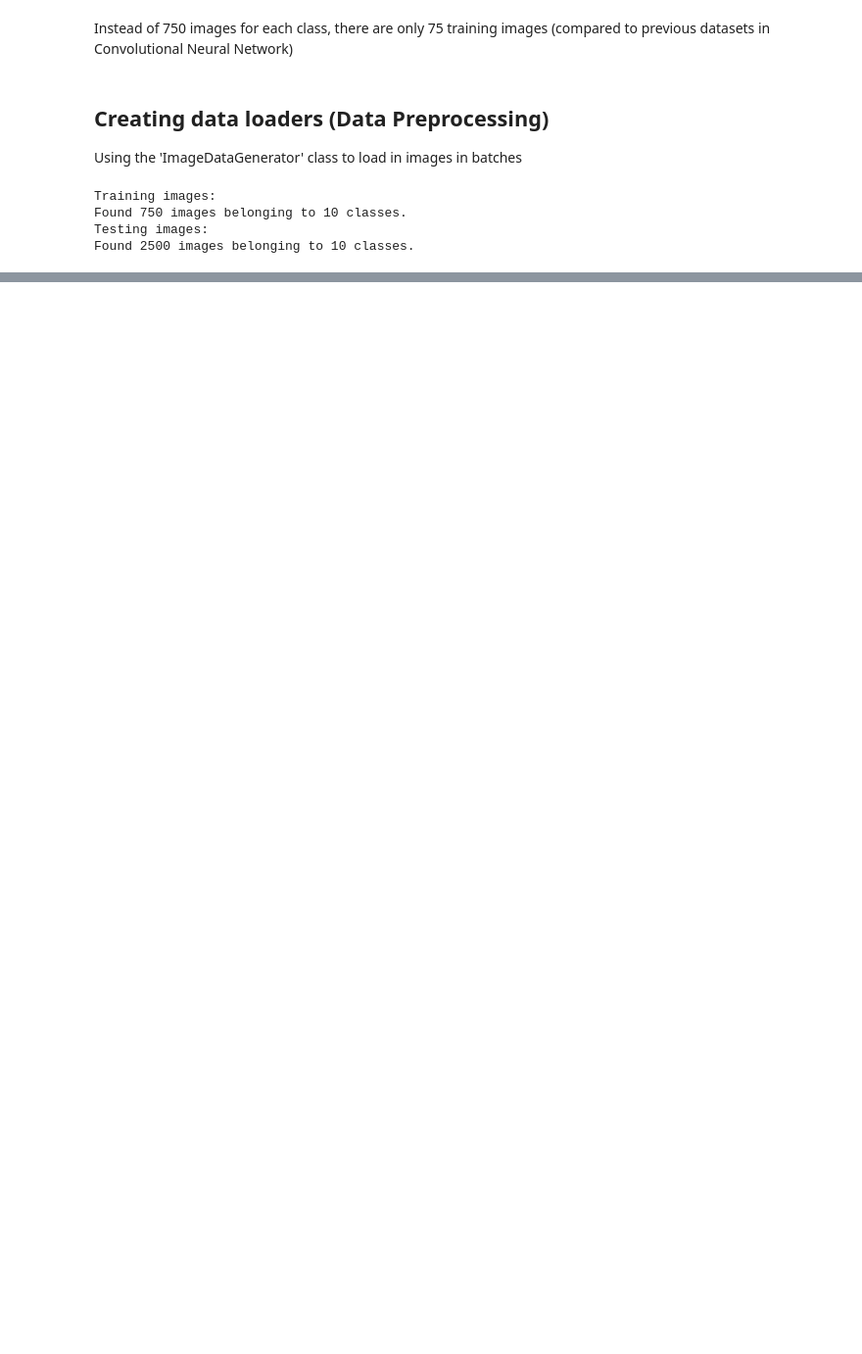
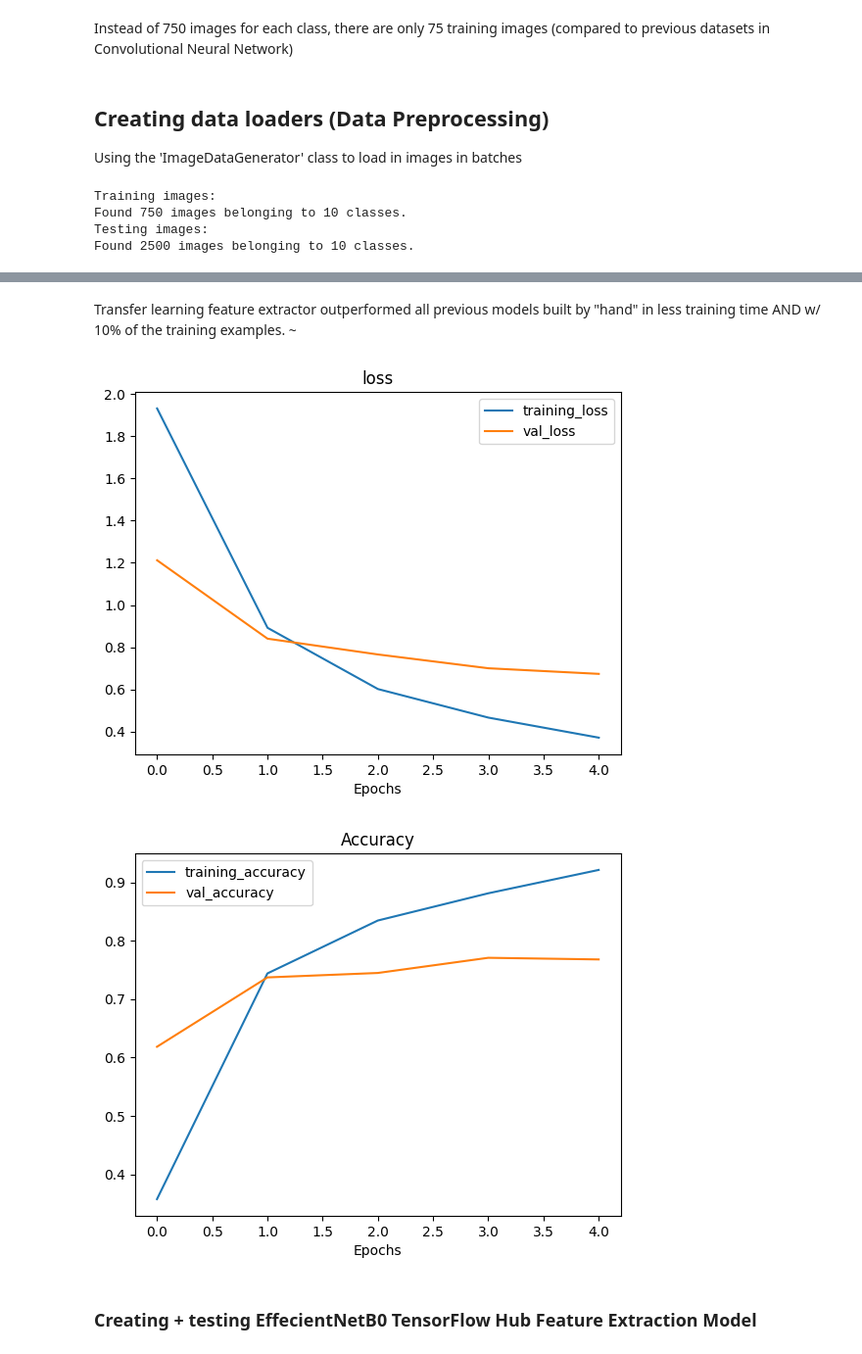
Before and after one commit to pranavrao87/Machine-Learning, a Jupyter notebook: Transfer Learning/04_transfer_learning_tensorflow_feature_extraction.ipynb, the cells around one changed output, grey strips where cells are left out. Shown at 98% size. Cells and saved outputs as stored; diff of their text form; code cells hidden in the pictures; blank space fills up the shorter version.

```diff
--- a/Transfer Learning/04_transfer_learning_tensorflow_feature_extraction.ipynb
+++ b/Transfer Learning/04_transfer_learning_tensorflow_feature_extraction.ipynb
@@ -115,0 +194,5 @@ Found 2500 images belonging to 10 classes.
+# %%
+# Compile model
+resnet_model.compile(loss="categorical_crossentropy",
+                     optimizer=tf.keras.optimizers.Adam(),
+                     metrics=["accuracy"])
@@ -115,0 +221,45 @@ Found 2500 images belonging to 10 classes.
+# %% [markdown]
+Transfer learning feature extractor outperformed all previous models built by "hand" in less training time AND w/ 10% of the training examples. ~
+# %%
+# Creating function to plot loss curves
+import matplotlib.pyplot as plt
+
+def plot_loss_curves(history):
+  """
+  Returns seperate loss curve for training and validation metrics.
+
+  Args:
+    history: TensorFlow History object.
+
+  Returns:
+    Plots of training/validation loss and accuracy metrics.
+  """
+  loss = history.history["loss"]
+  val_loss = history.history["val_loss"]
+
+  accuracy = history.history["accuracy"]
+  val_accuracy=history.history["val_accuracy"]
+
+  epochs = range(len(history.history["loss"]))
+
+  # Plot loss
+  plt.plot(epochs, loss, label="training_loss")
+  plt.plot(epochs, val_loss, label="val_loss")
+  plt.title("loss")
+  plt.xlabel("Epochs")
+  plt.legend()
+
+  # Plot accuracy
+  plt.figure()
+  plt.plot(epochs, accuracy, label="training_accuracy")
+  plt.plot(epochs, val_accuracy, label="val_accuracy")
+  plt.title("Accuracy")
+  plt.xlabel("Epochs")
+  plt.legend()
+# %%
+plot_loss_curves(resnet_history)
+# %% [output]
+[figure, added]
+[figure, added]
+# %% [markdown]
+### Creating + testing EffecientNetB0 TensorFlow Hub Feature Extraction Model
```
Also changed, not shown: parts of 24 cells of this notebook.
